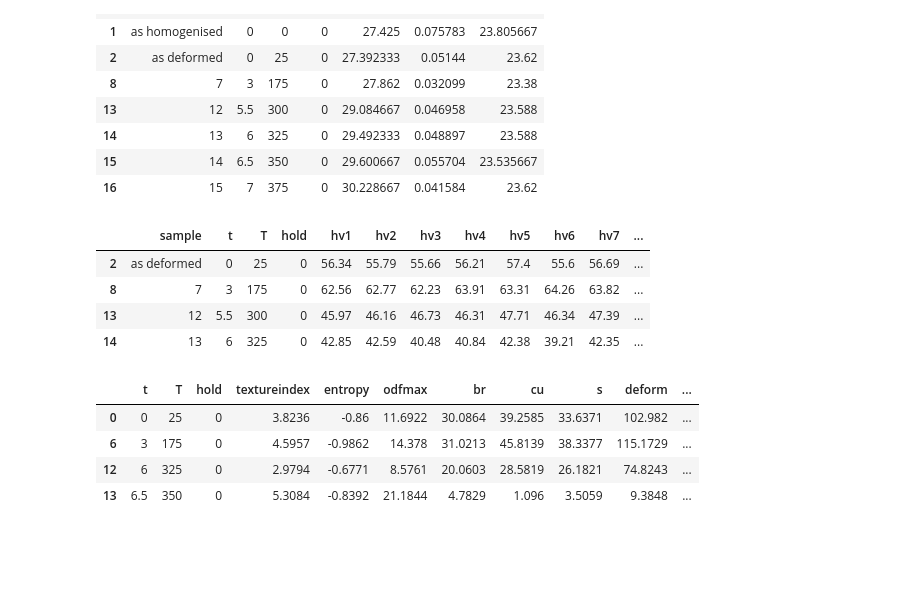
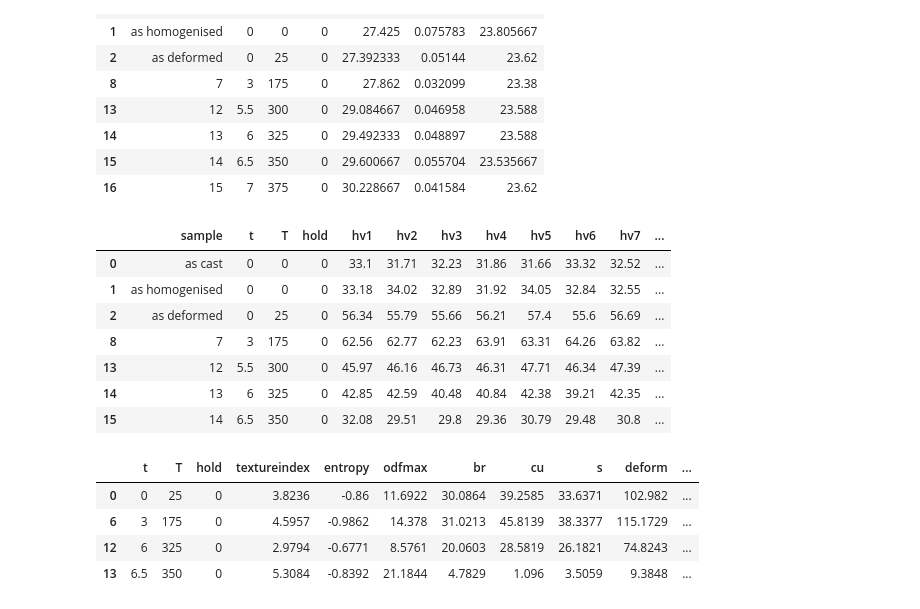
Before and after one commit to hakonanes/p-texture-al-mn-alloys, a Jupyter notebook: notebooks/figures_in_paper.ipynb, the cells around one changed output. Cells and saved outputs as stored; diff of their text form; code cells hidden in the pictures; blank space fills up the shorter version.

```diff
--- a/notebooks/figures_in_paper.ipynb
+++ b/notebooks/figures_in_paper.ipynb
@@ -331,13 +330,16 @@ ec.iloc[[0, 1, 2, 8, 13, 14, 15, 16]]
 | 15 | 14 | 6.5 | 350 | 0 | 29.600667 | 0.055704 | 23.535667 |
 | 16 | 15 | 7 | 375 | 0 | 30.228667 | 0.041584 | 23.62 |
 # %%
-hv.iloc[[2, 8, 13, 14]]
+hv.iloc[[0, 1, 2, 8, 13, 14, 15]]
 # %% [output]
 |  | sample | t | T | hold | hv1 | hv2 | hv3 | hv4 | hv5 | hv6 | hv7 | ... |
+| 0 | as cast | 0 | 0 | 0 | 33.1 | 31.71 | 32.23 | 31.86 | 31.66 | 33.32 | 32.52 | ... |
+| 1 | as homogenised | 0 | 0 | 0 | 33.18 | 34.02 | 32.89 | 31.92 | 34.05 | 32.84 | 32.55 | ... |
 | 2 | as deformed | 0 | 25 | 0 | 56.34 | 55.79 | 55.66 | 56.21 | 57.4 | 55.6 | 56.69 | ... |
 | 8 | 7 | 3 | 175 | 0 | 62.56 | 62.77 | 62.23 | 63.91 | 63.31 | 64.26 | 63.82 | ... |
 | 13 | 12 | 5.5 | 300 | 0 | 45.97 | 46.16 | 46.73 | 46.31 | 47.71 | 46.34 | 47.39 | ... |
 | 14 | 13 | 6 | 325 | 0 | 42.85 | 42.59 | 40.48 | 40.84 | 42.38 | 39.21 | 42.35 | ... |
+| 15 | 14 | 6.5 | 350 | 0 | 32.08 | 29.51 | 29.8 | 29.36 | 30.79 | 29.48 | 30.8 | ... |
 # %%
 texture.iloc[[0, 6, 12, 13]]
 # %% [output]
```
Also changed, not shown: parts of 12 cells of this notebook.
